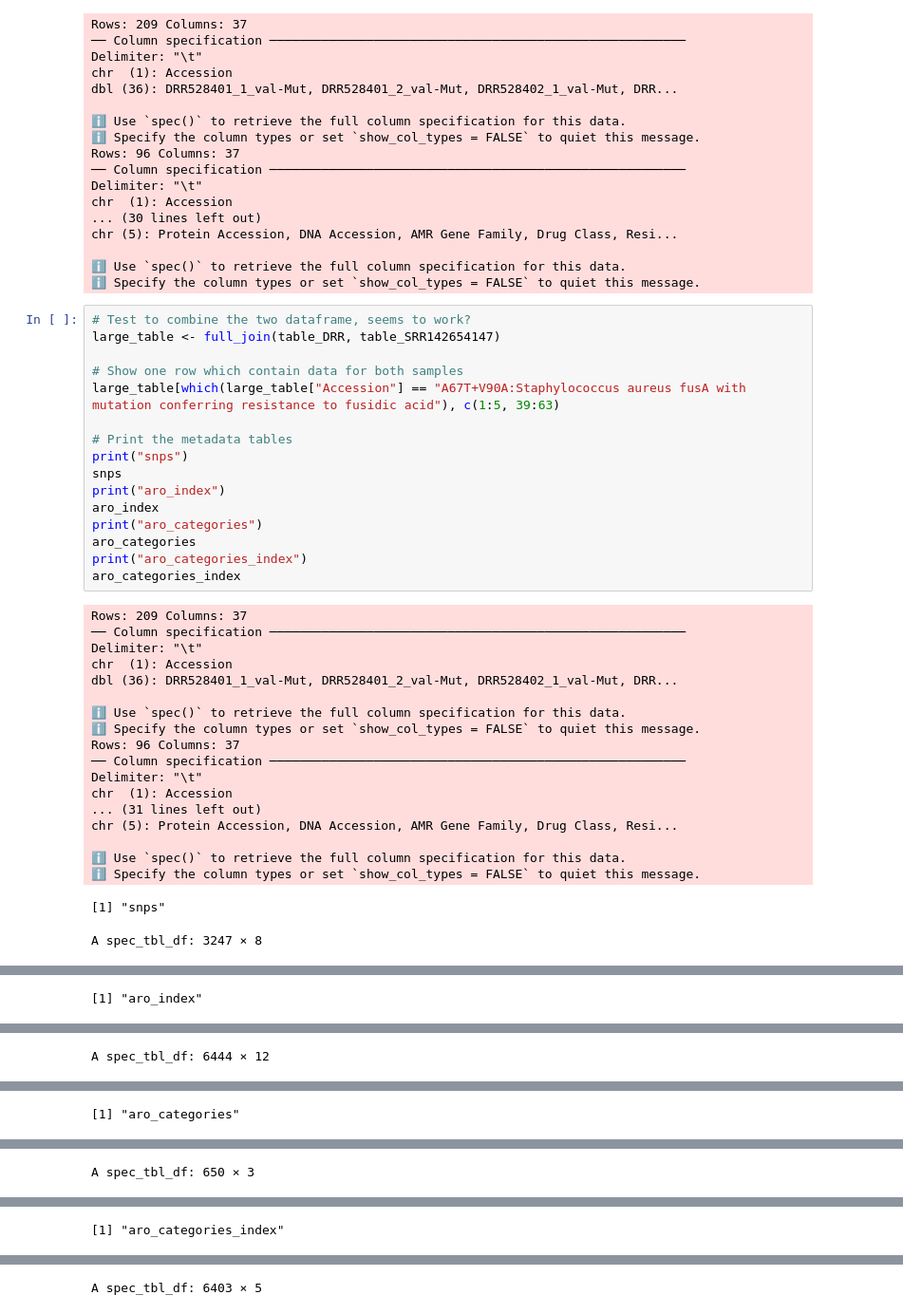
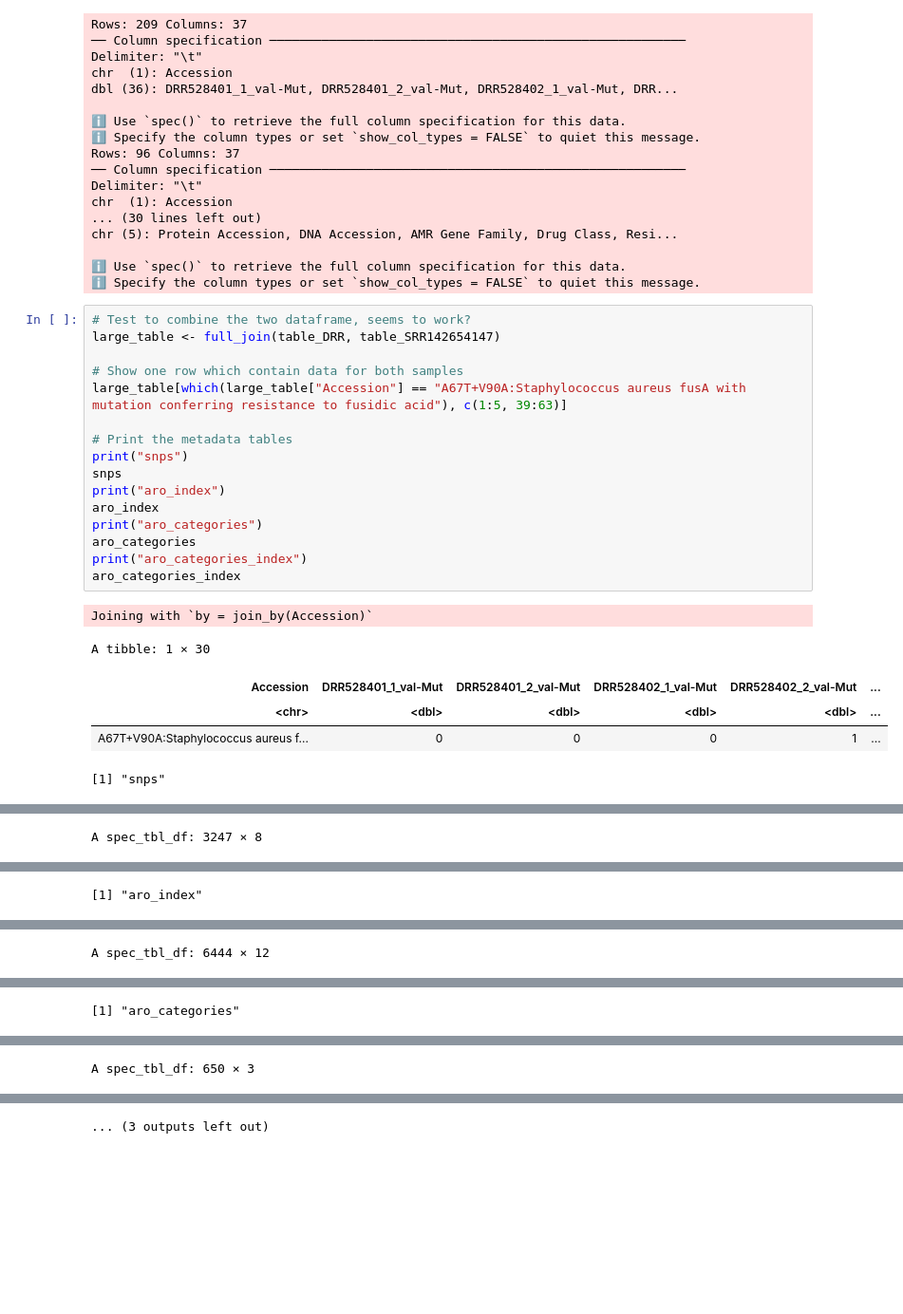
Before and after one commit to blomfelt/plastisphere, a Jupyter notebook: plastisphere.ipynb, the cells around one changed output, grey strips where cells are left out. Shown: that part at 95% size. Saved outputs shown, nothing was run; the diff lists cells and outputs as text; blank space fills up the shorter version.

Commit message:
Combine two dataframes to test

```diff
--- a/plastisphere.ipynb
+++ b/plastisphere.ipynb
@@ -46,36 +46,23 @@ chr (5): Protein Accession, DNA Accession, AMR Gene Family, Drug Class, Resi...
 # %%
 # Test to combine the two dataframe, seems to work?
 large_table <- full_join(table_DRR, table_SRR142654147)
 
 # Show one row which contain data for both samples
-large_table[which(large_table["Accession"] == "A67T+V90A:Staphylococcus aureus fusA with mutation conferring resistance to fusidic acid"), c(1:5, 39:63)
+large_table[which(large_table["Accession"] == "A67T+V90A:Staphylococcus aureus fusA with mutation conferring resistance to fusidic acid"), c(1:5, 39:63)]
 
 # Print the metadata tables
 print("snps")
 snps
 print("aro_index")
 aro_index
 print("aro_categories")
 aro_categories
 print("aro_categories_index")
 aro_categories_index
 # %% [output]
-Rows: 209 Columns: 37
-── Column specification ────────────────────────────────────────────────────────
-Delimiter: "\t"
-chr  (1): Accession
-dbl (36): DRR528401_1_val-Mut, DRR528401_2_val-Mut, DRR528402_1_val-Mut, DRR...
-
-ℹ Use `spec()` to retrieve the full column specification for this data.
-ℹ Specify the column types or set `show_col_types = FALSE` to quiet this message.
-Rows: 96 Columns: 37
-── Column specification ────────────────────────────────────────────────────────
-Delimiter: "\t"
-chr  (1): Accession
-... (31 lines left out)
-chr (5): Protein Accession, DNA Accession, AMR Gene Family, Drug Class, Resi...
-
-ℹ Use `spec()` to retrieve the full column specification for this data.
-ℹ Specify the column types or set `show_col_types = FALSE` to quiet this message.
+Joining with `by = join_by(Accession)`
-[1] "snps"
+A tibble: 1 × 30
+| Accession | DRR528401_1_val-Mut | DRR528401_2_val-Mut | DRR528402_1_val-Mut | DRR528402_2_val-Mut | ... |
+| <chr> | <dbl> | <dbl> | <dbl> | <dbl> | ... |
+| A67T+V90A:Staphylococcus aureus f... | 0 | 0 | 0 | 1 | ... |
-A spec_tbl_df: 3247 × 8
+[1] "snps"
@@ -100 +69 @@ A spec_tbl_df: 3247 × 8
-[1] "aro_index"
+A spec_tbl_df: 3247 × 8
@@ -101 +88 @@ A spec_tbl_df: 3247 × 8
-A spec_tbl_df: 6444 × 12
+[1] "aro_index"
@@ -120 +89 @@ A spec_tbl_df: 6444 × 12
-[1] "aro_categories"
+A spec_tbl_df: 6444 × 12
@@ -121 +108 @@ A spec_tbl_df: 6444 × 12
-A spec_tbl_df: 650 × 3
+[1] "aro_categories"
@@ -140 +109 @@ A spec_tbl_df: 650 × 3
-[1] "aro_categories_index"
+A spec_tbl_df: 650 × 3
@@ -141 +128 @@ A spec_tbl_df: 650 × 3
-A spec_tbl_df: 6403 × 5
+... (3 outputs left out)
```
Also changed, not shown: parts of 1 cell of this notebook.
